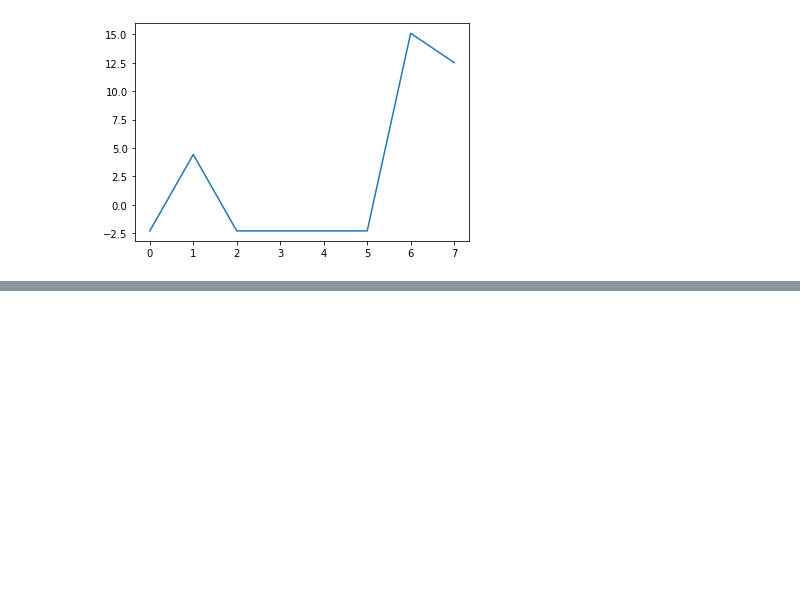
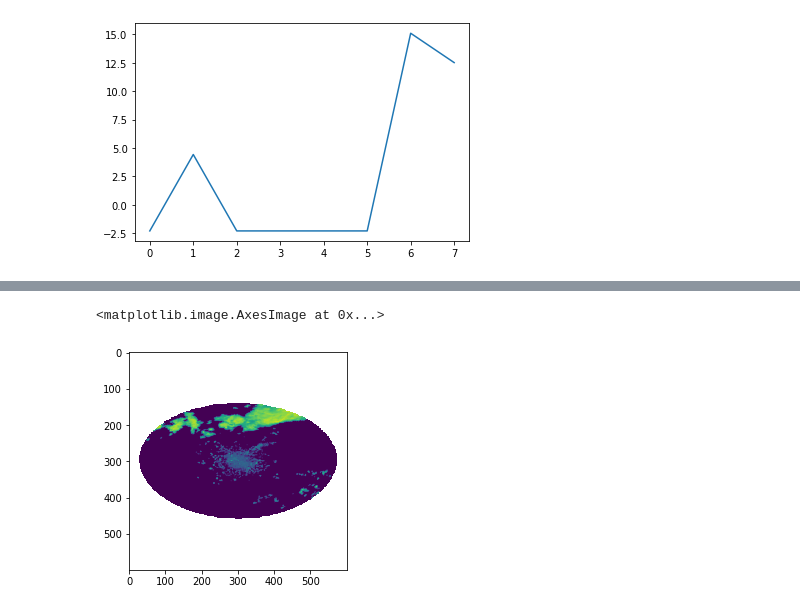
Before and after one commit to FionaLippert/birdMigration, a Jupyter notebook: visualization/h5_exploration.ipynb, the cells around one changed output, grey strips where cells are left out. Cells and saved outputs as stored; diff of their text form; code cells hidden in the pictures; blank space fills up the shorter version.

```diff
--- a/visualization/h5_exploration.ipynb
+++ b/visualization/h5_exploration.ipynb
@@ -511,0 +503,3 @@ frames = cv2.resize(frames[0,:,:], (2, 2))
+# %%
+ds = xr.open_dataset('/home/fiona/composites_DE_BOO_nofilter/composite_20171018T2000.nc')
+ds
@@ -511,0 +521,13 @@ frames = cv2.resize(frames[0,:,:], (2, 2))
+# %%
+arr = ds.VID[0,:,:].copy()
+#arr = np.nan_to_num(arr)
+#arr[np.where(arr > 2000)] = 2000
+plt.imshow(np.log(arr+0.1))
+#arr = ds.VID[0,20:80,20:80].copy()
+#arr = np.nan_to_num(arr)
+#arr[np.where(arr > 0)] = 1
+#plt.imshow(np.log(ds.VID[0,20:80,20:80]+0.1))
+#plt.imshow(arr)
+# %% [output]
+<matplotlib.image.AxesImage at 0x...>
+[figure, added]
```
Also changed, not shown: parts of 5 cells of this notebook, 1 other file.
